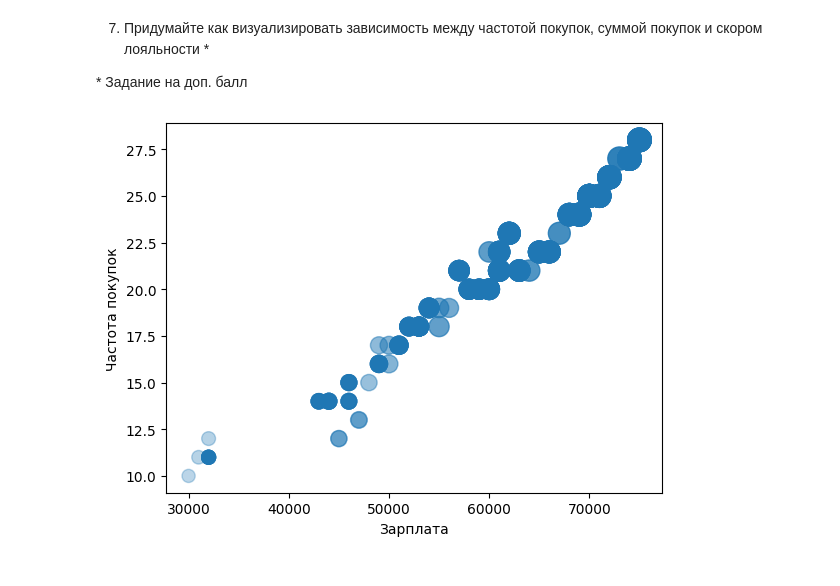
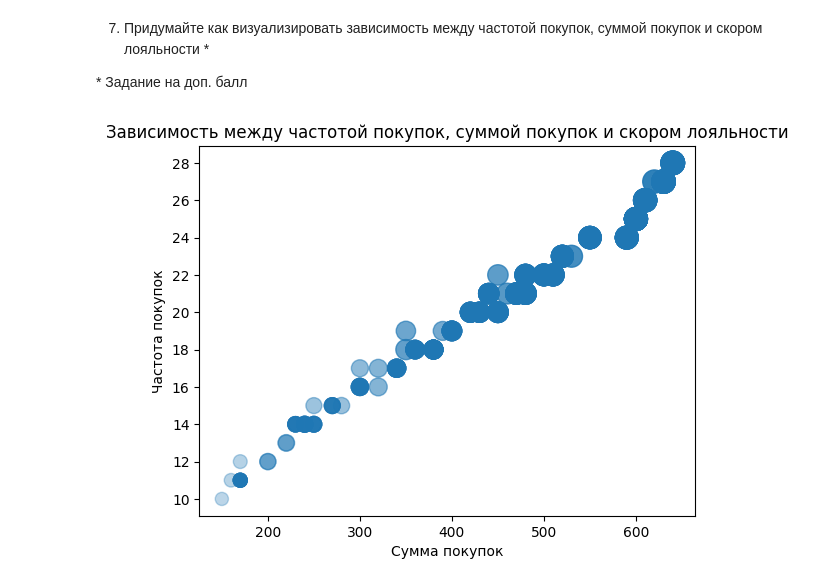
Before and after one commit to zloyaloha/ML, a Jupyter notebook: lab1.ipynb, the cells around one changed output. Cells and saved outputs as stored; diff of their text form; code cells hidden in the pictures.

```diff
--- a/lab1.ipynb
+++ b/lab1.ipynb
@@ -385,11 +388,13 @@ plt.show()
 
 \* Задание на доп. балл
 # %%
+plt.title('Зависимость между частотой покупок, суммой покупок и скором лояльности')
 normed_loyal = df["loyalty_score"] / 10
-sc = plt.scatter(df["annual_income"], df["purchase_frequency"],
+sc = plt.scatter(df["purchase_amount"], df["purchase_frequency"],
            alpha=normed_loyal, s = df["loyalty_score"] * 30)
-plt.xlabel('Зарплата')
+plt.xlabel('Сумма покупок')
 plt.ylabel('Частота покупок')
+plt.yticks(np.arange(10, 29, 2))
 plt.show()
 # %% [output]
-[figure, old version]
+[figure, new version]
```
Also changed, not shown: parts of 9 cells of this notebook.
